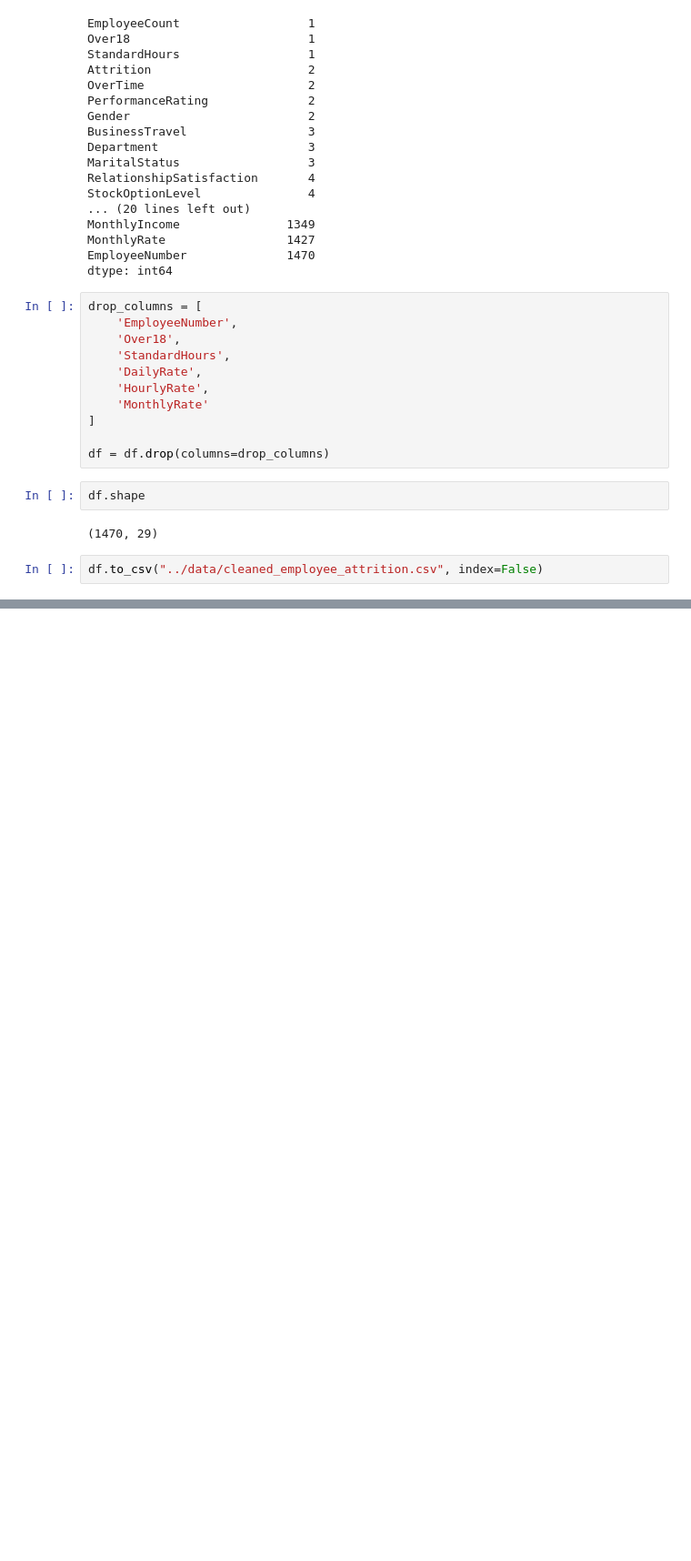
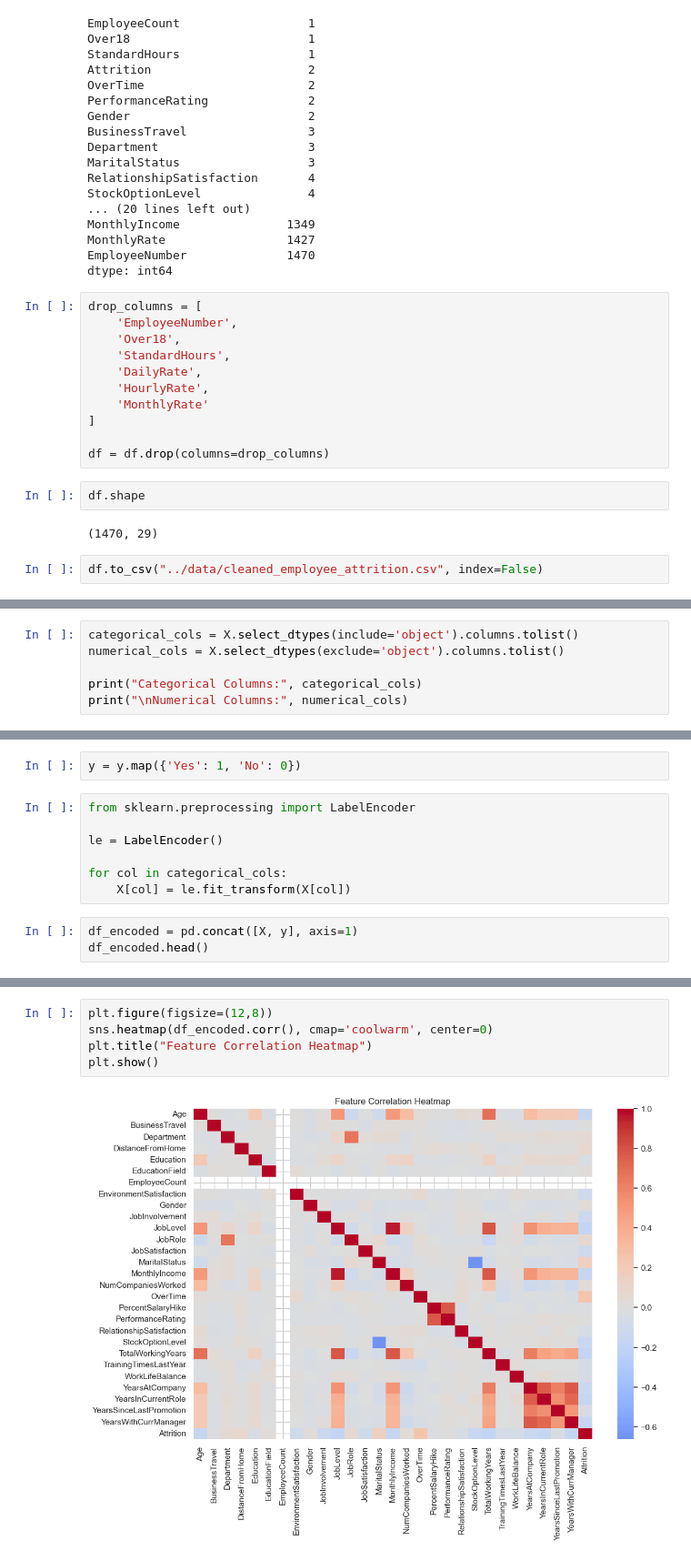
Before and after one commit to maaz2692/employee-attrition-analytics, a Jupyter notebook: notebooks/employee_attrition_analysis.ipynb, the cells around one changed output, grey strips where cells are left out. Shown at 91% size. Drawn from its saved outputs; the diff is of its cells as text; blank space fills up the shorter version.

```diff
--- a/notebooks/employee_attrition_analysis.ipynb
+++ b/notebooks/employee_attrition_analysis.ipynb
@@ -104,0 +109,6 @@ df.to_csv("../data/cleaned_employee_attrition.csv", index=False)
+# %%
+categorical_cols = X.select_dtypes(include='object').columns.tolist()
+numerical_cols = X.select_dtypes(exclude='object').columns.tolist()
+
+print("Categorical Columns:", categorical_cols)
+print("\nNumerical Columns:", numerical_cols)
@@ -104,0 +119,12 @@ df.to_csv("../data/cleaned_employee_attrition.csv", index=False)
+# %%
+y = y.map({'Yes': 1, 'No': 0})
+# %%
+from sklearn.preprocessing import LabelEncoder
+
+le = LabelEncoder()
+
+for col in categorical_cols:
+    X[col] = le.fit_transform(X[col])
+# %%
+df_encoded = pd.concat([X, y], axis=1)
+df_encoded.head()
@@ -104,0 +156,7 @@ df.to_csv("../data/cleaned_employee_attrition.csv", index=False)
+# %%
+plt.figure(figsize=(12,8))
+sns.heatmap(df_encoded.corr(), cmap='coolwarm', center=0)
+plt.title("Feature Correlation Heatmap")
+plt.show()
+# %% [output]
+[figure, added]
```
Also changed, not shown: parts of 14 cells of this notebook.
